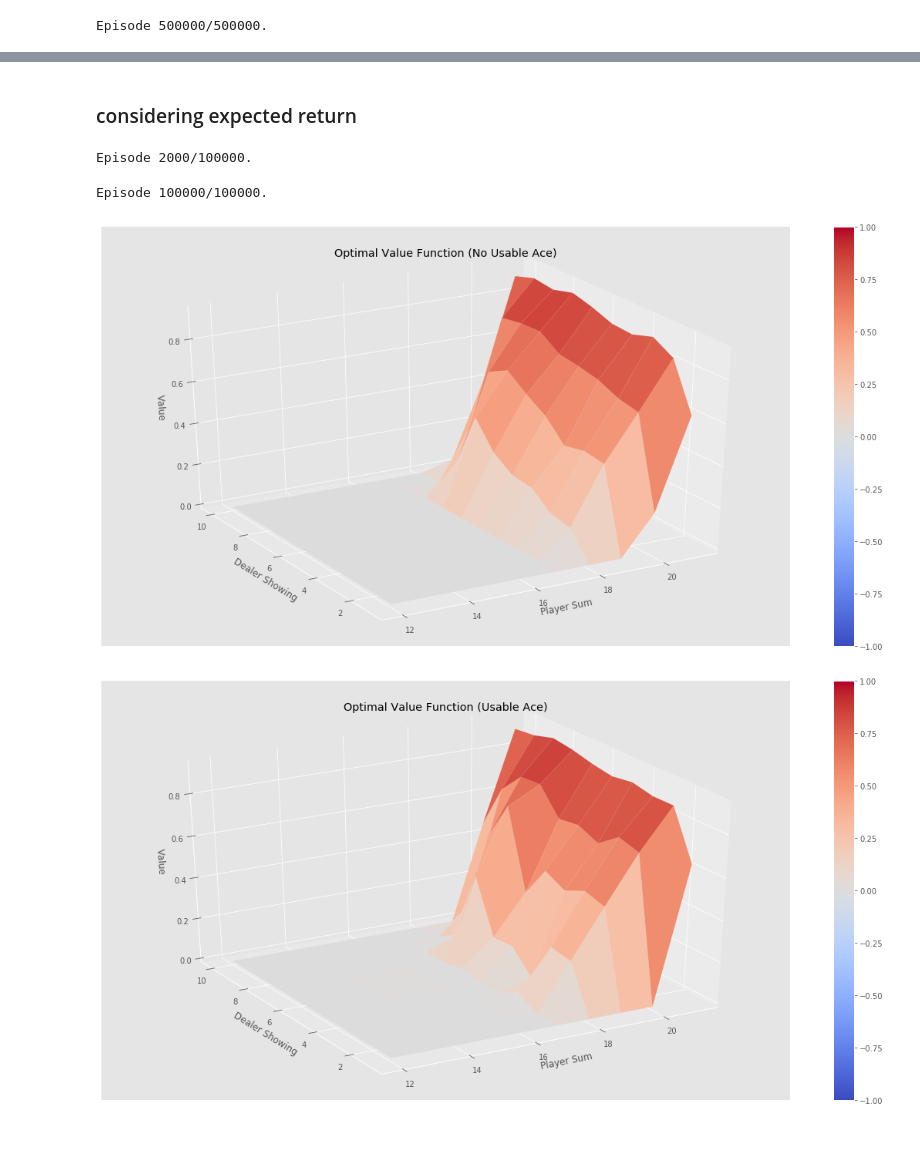
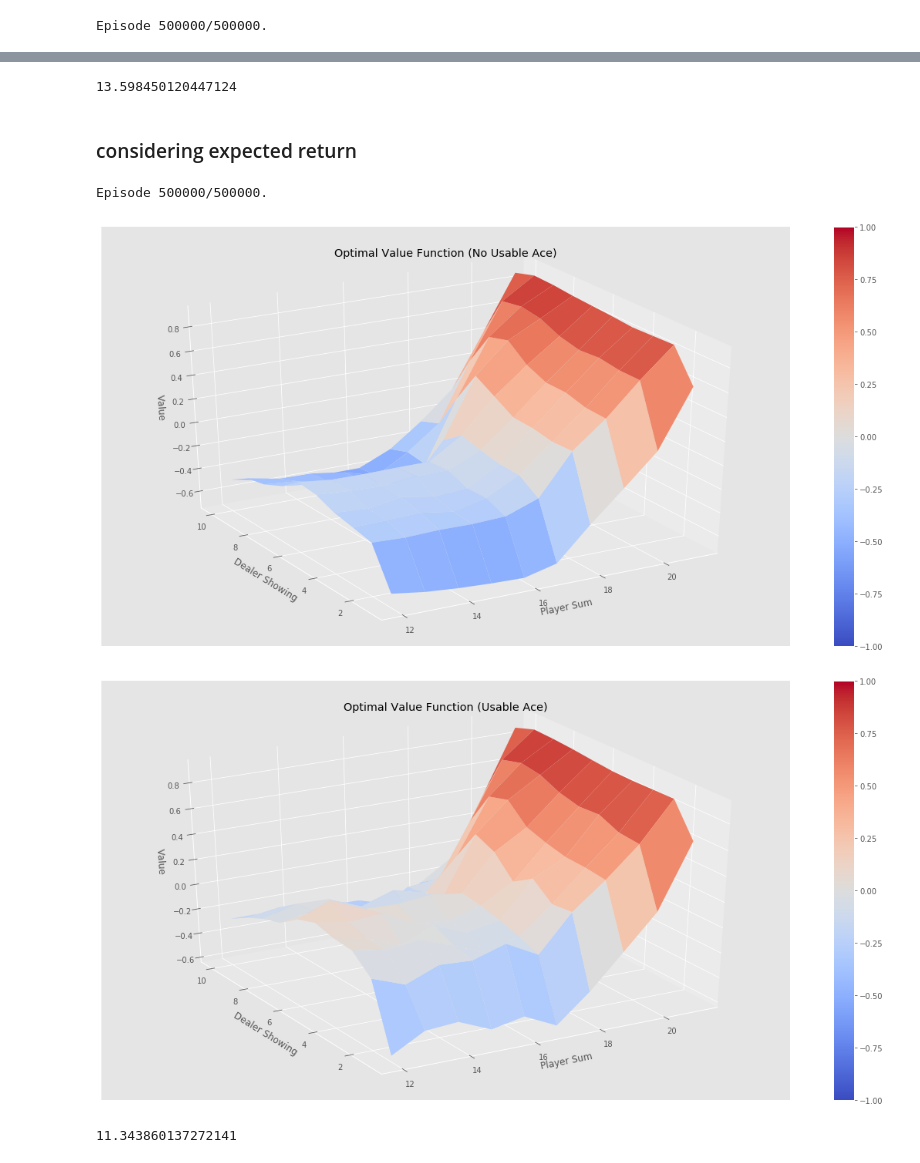
Before and after one commit to martinenzinger/ipynbs, a Jupyter notebook: MC_Control_edit.ipynb, the cells around one changed output, grey strips where cells are left out. Drawn from its saved outputs; the diff is of its cells as text; code cells hidden in the pictures.

Commit message:
MC Control: action selection

```diff
--- a/MC_Control_edit.ipynb
+++ b/MC_Control_edit.ipynb
@@ -117,8 +117,10 @@ Episode 500000/500000.
 # For plotting: Create value function from action-value function
 # by picking the best action at each state
 V = defaultdict(float)
+s = 0.0
 for state, actions in Q.items():
     action_value = np.max(actions)
+    s += action_value
     V[state] = action_value
 plotting.plot_value_function(V, title="Optimal Value Function")
 # %% [output]
@@ -127,7 +129,11 @@ plotting.plot_value_function(V, title="Optimal Value Function")
+# %%
+print(s)
+# %% [output]
+13.598450120447124
 # %% [markdown]
 ### considering expected return
 # %%
-def make_alternative_policy(Q):
+def make_a_policy(Q, nA):
     """
     Creates a policy based on a given Q-function and epsilon.
 
@@ -141,12 +147,14 @@ def make_alternative_policy(Q):
 
     """
     def policy_fn(observation):
-        A = np.array([a[4] for a in Q[observation]])
+        A = np.array([a[3] for a in Q[observation]])
+        if (A == 0).all():
+            A = np.ones(nA) / nA
         A = A / np.sum(A)
         return A
     return policy_fn
 # %%
-def mc_control_alternative(env, num_episodes, discount_factor=1.0, epsilon=0.1):
+def mc_control_a(env, num_episodes, discount_factor=1.0, mu=0.1):
     """
     Monte Carlo Control
     Finds an optimal policy.
@@ -155,7 +163,7 @@ def mc_control_alternative(env, num_episodes, discount_factor=1.0, epsilon=0.1):
         env: OpenAI gym environment.
         num_episodes: Number of episodes to sample.
         discount_factor: Gamma discount factor.
-        epsilon: Chance the sample a random action. Float betwen 0 and 1.
+        mu: ...
 
     Returns:
         A tuple (Q, policy).
@@ -174,12 +182,12 @@ def mc_control_alternative(env, num_episodes, discount_factor=1.0, epsilon=0.1):
     # The final action-value function.
     # A nested dictionary that maps state -> (action -> action-value).
     Q_plot = defaultdict(lambda: np.zeros(env.action_space.n))
-    Q = defaultdict(lambda: np.vstack([np.array([0.0, 0.0, 1.0, 1/env.action_space.n, 0.0]) for i in range(env.action_space.n)]))
+    Q = defaultdict(lambda: np.vstack([np.array([0.0, 1.0, 1.0, 0.0]) for i in range(env.action_space.n)]))
 
 
 
     # The policy we're following
-    policy = make_alternative_policy(Q)
+    policy = make_a_policy(Q, env.action_space.n)
 
     for i_episode in range(1, num_episodes + 1):
         # Print out which episode we're on, useful for debugging.
@@ -220,36 +228,35 @@ def mc_control_alternative(env, num_episodes, discount_factor=1.0, epsilon=0.1):
             s2 = returns_sum[sa_pair]
             n2 = returns_count[sa_pair]
 
-            s1, var1, n1, weight, ratio1 = Q[state][action]
+            s1, var, n1, ratio = Q[state][action]
             mean1 = s1 / n1
             mean2 = s2 / n2
-            var2 = var1 - 2 * s1 * (mean2 - mean1) + n1 * (pow(mean2, 2) - pow(mean1, 2)) + pow((G-mean2), 2)
-            avg_mean = np.average([x[0]/x[2] for i, x in enumerate(Q[state]) if i != action])
-            ratio2 = ((s2/n2 - avg_mean)/var2)
-            if ratio2 < ratio1:
-                weight = max(weight - epsilon, 0.0)
-            else:
-                weight += epsilon
+            var = var - 2 * s1 * (mean2 - mean1) + n1 * (pow(mean2, 2) - pow(mean1, 2)) + pow((G-mean2), 2)
+            #avg_mean = np.mean([x[3] for i,x in enumerate(Q[state]) if i != action])
+            ratio = max((s2/n2 - mu)/var, 0.0)
 
-            Q[state][action] = [s2, var2, n2, weight, ratio2]
+            Q[state][action] = np.array([s2, var, n2, ratio] )
 
 
-        # The policy is improved implicitly by changing the Q dictionary
-
     return Q_plot, policy
 # %%
-Q, policy = mc_control_alternative(env, num_episodes=100000, epsilon=0.01)
+Q, policy = mc_control_a(env, num_episodes=500000, mu=0.2)
 # %% [output]
-Episode 2000/100000.
+Episode 500000/500000.
-Episode 100000/100000.
 # %%
 # For plotting: Create value function from action-value function
 # by picking the best action at each state
 V = defaultdict(float)
+s = 0.0
 for state, actions in Q.items():
     action_value = np.max(actions)
+    s += action_value
     V[state] = action_value
 plotting.plot_value_function(V, title="Optimal Value Function")
 # %% [output]
-[figure, old version]
+[figure, new version]
-[figure, old version]
+[figure, new version]
+# %%
+print(s)
+# %% [output]
+11.343860137272141
```
Also changed, not shown: parts of 1 cell of this notebook.
